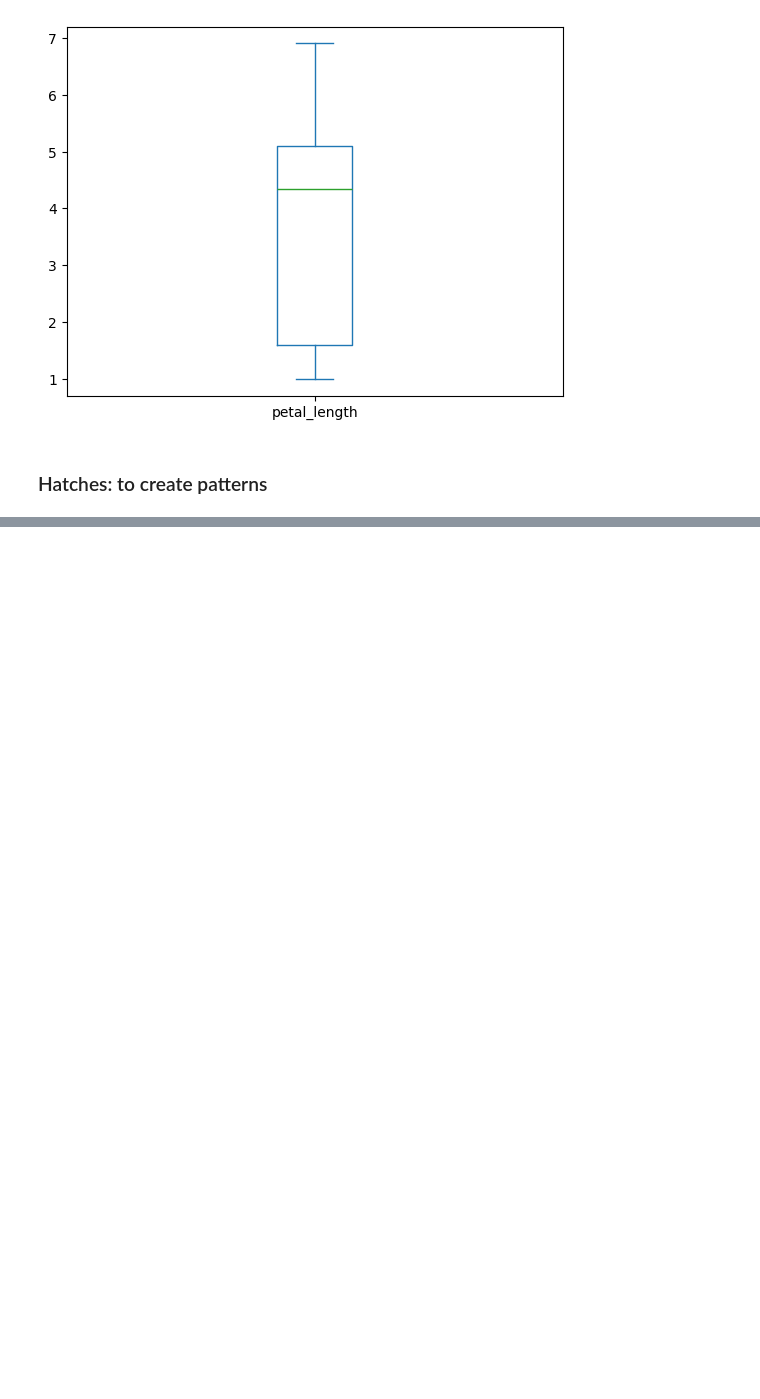
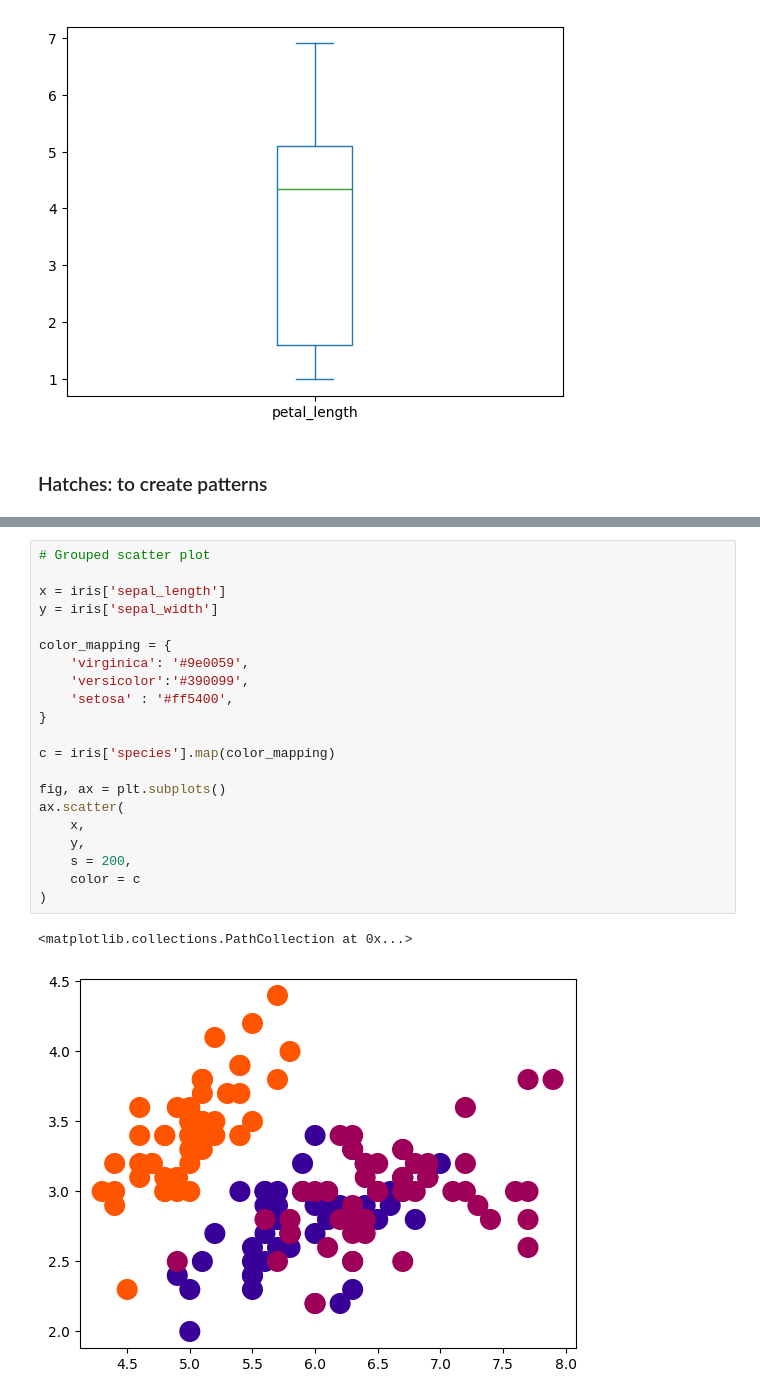
Before and after one commit to tdoan123/data-learning-journey, a Jupyter notebook: Python/MatplotlibJourney/size_shape_opacity_colors.ipynb, the cells around one changed output, grey strips where cells are left out. Drawn from its saved outputs; the diff is of its cells as text; blank space fills up the shorter version.

```diff
--- a/Python/MatplotlibJourney/size_shape_opacity_colors.ipynb
+++ b/Python/MatplotlibJourney/size_shape_opacity_colors.ipynb
@@ -939,0 +937,24 @@ iris['petal_length'].plot.box()
+# %%
+# Grouped scatter plot
+
+x = iris['sepal_length']
+y = iris['sepal_width']
+
+color_mapping = {
+    'virginica': '#9e0059',
+    'versicolor':'#390099',
+    'setosa' : '#ff5400',
+}
+
+c = iris['species'].map(color_mapping)
+
+fig, ax = plt.subplots()
+ax.scatter(
+    x,
+    y,
+    s = 200,
+    color = c
+)
+# %% [output]
+<matplotlib.collections.PathCollection at 0x...>
+[figure, added]
```
Also changed, not shown: parts of 22 cells of this notebook.
